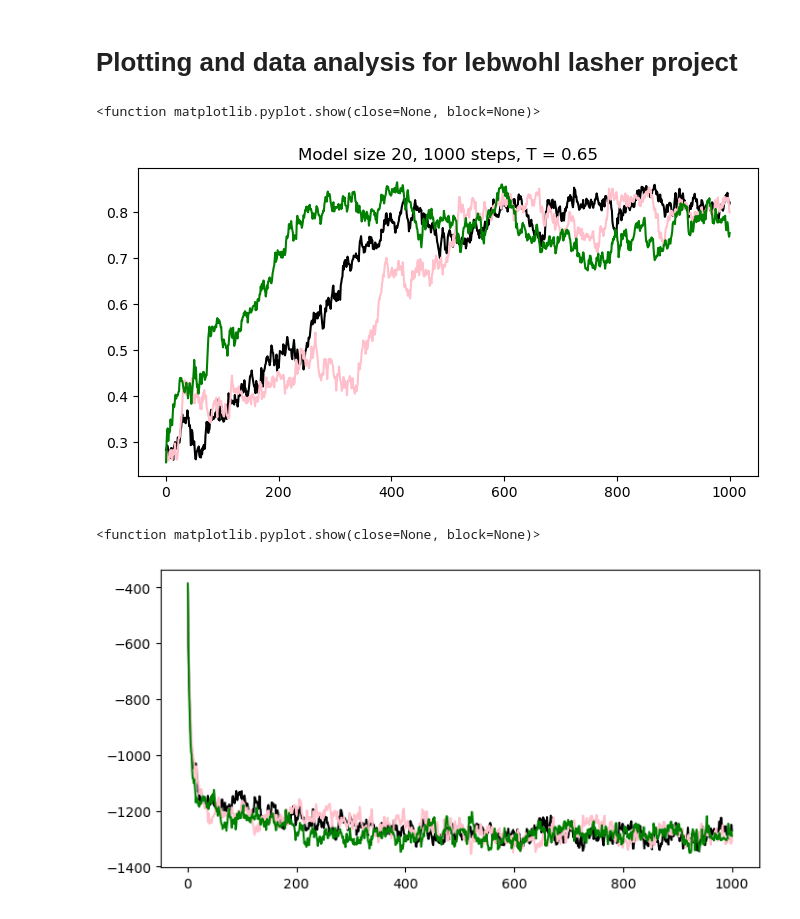
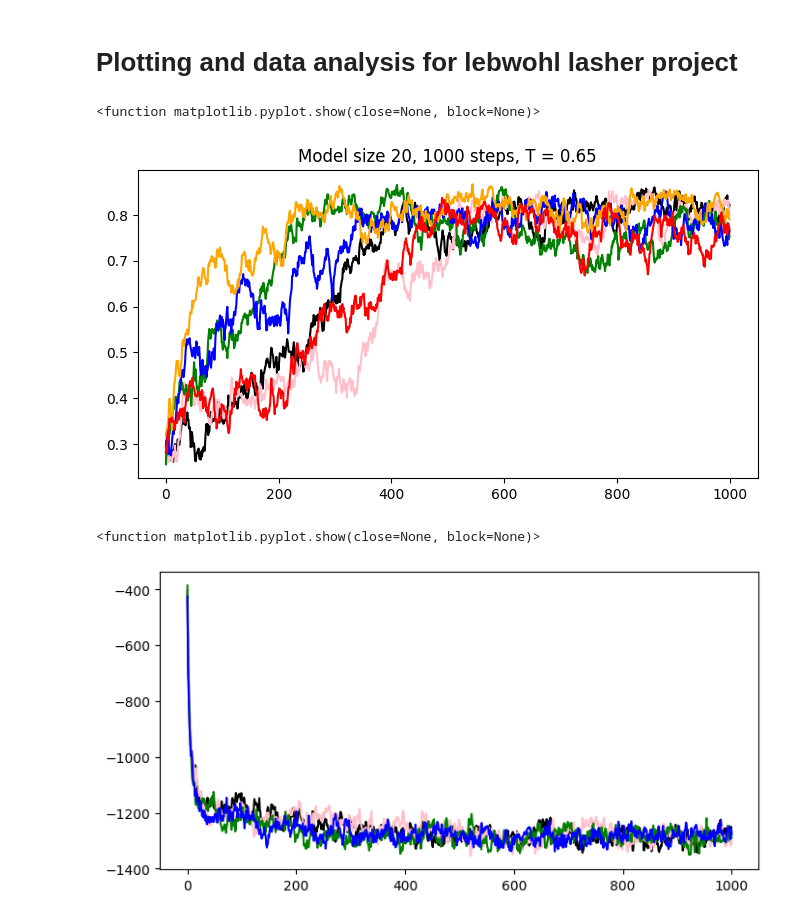
Before and after one commit to hamruu/LiquidCrystalSpeedup, a Jupyter notebook: leblash_analysis.ipynb, the cells around one changed output. Saved outputs shown, nothing was run; the diff lists cells and outputs as text; code cells hidden in the pictures.

```diff
--- a/leblash_analysis.ipynb
+++ b/leblash_analysis.ipynb
@@ -3,38 +3,57 @@
 # %%
 import pandas as pd
 import matplotlib.pyplot as plt
 import numpy as np
 
 
 serialfile = "outputs/serial_1000_20_0.65.txt"
 numbafile = "outputs/numba_1000_20_0.65.txt"
 cythonfile = "outputs/cython_1000_20_0.65.txt"
+vecfile = "outputs/numpyvec_1000_20_0.65.txt"
+mpi4py_1corefile = "outputs/mpi4py_1core_1000_20_0.65.txt"
+mpi4py_4corefile = "outputs/mpi4py_4core_1000_20_0.65.txt"
 
-serial_df = pd.read_csv(serialfile, comment ="#", delim_whitespace=True,
+
+serial_df = pd.read_csv(serialfile, comment ="#", sep='\s+',
                     names = ["Step", "Ratio", "Energy", "Order"])
 
-numba_df = pd.read_csv(numbafile, comment ="#", delim_whitespace=True,
+numba_df = pd.read_csv(numbafile, comment ="#", sep='\s+',
                     names = ["Step", "Ratio", "Energy", "Order"])
 
-cython_df = pd.read_csv(cythonfile, comment ="#", delim_whitespace=True,
+cython_df = pd.read_csv(cythonfile, comment ="#", sep='\s+',
+                    names = ["Step", "Ratio", "Energy", "Order"])
+
+vec_df = pd.read_csv(vecfile, comment ="#", sep='\s+',
+                    names = ["Step", "Ratio", "Energy", "Order"])
+mpi4py_1core_df = pd.read_csv(mpi4py_1corefile, comment ="#", sep='\s+',
+                    names = ["Step", "Ratio", "Energy", "Order"])
+
+mpi4py_4core_df = pd.read_csv(mpi4py_4corefile, comment ="#", sep='\s+',
                     names = ["Step", "Ratio", "Energy", "Order"])
 
 
 plt.figure(figsize = (8,4))
 plt.plot(serial_df["Step"], serial_df["Order"], color = 'black')
 plt.plot(numba_df["Step"], numba_df["Order"], color = 'pink')
 plt.plot(cython_df["Step"], cython_df["Order"], color = 'green')
+plt.plot(vec_df["Step"], vec_df["Order"], color = 'blue')
+plt.plot(mpi4py_4core_df["Step"], mpi4py_4core_df["Order"], color = 'orange')
+plt.plot(mpi4py_1core_df["Step"], mpi4py_1core_df["Order"], color = 'red')
 plt.title("Model size 20, 1000 steps, T = 0.65")
 plt.show
 # %% [output]
 <function matplotlib.pyplot.show(close=None, block=None)>
-[figure, old version]
+[figure, new version]
 # %%
 plt.figure(figsize = (8,4))
 plt.plot(serial_df["Step"], serial_df["Energy"], color = 'black')
 plt.plot(numba_df["Step"], numba_df["Energy"], color = 'pink')
 plt.plot(cython_df["Step"], cython_df["Energy"], color = 'green')
+plt.plot(vec_df["Step"], vec_df["Energy"], color = 'blue')
+plt.plot(mpi4py_4core_df["Step"], mpi4py_4core_df["Energy"], color = 'green')
+plt.plot(mpi4py_1core_df["Step"], mpi4py_1core_df["Energy"], color = 'blue')
+
 plt.show
 # %% [output]
 <function matplotlib.pyplot.show(close=None, block=None)>
-[figure, old version]
+[figure, new version]
```
Also changed, not shown: 6 other files.
